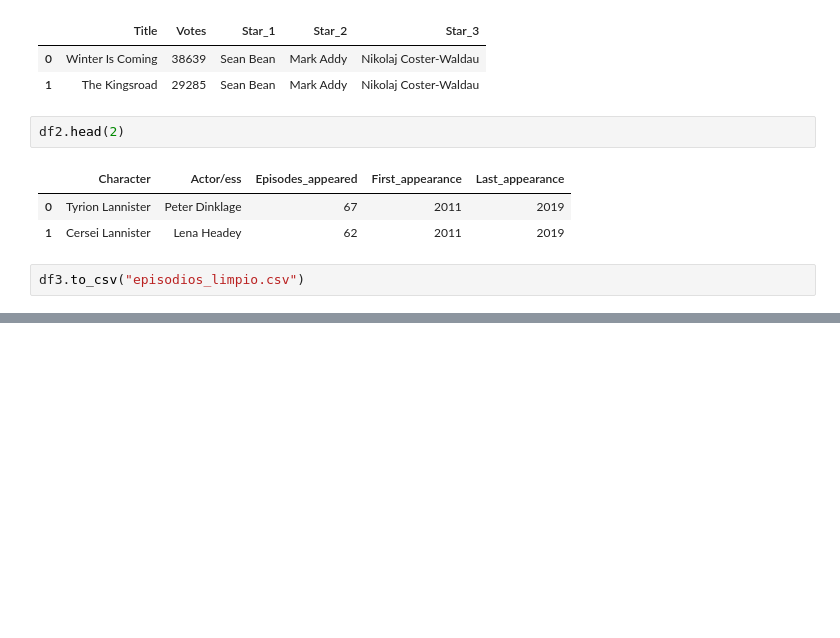
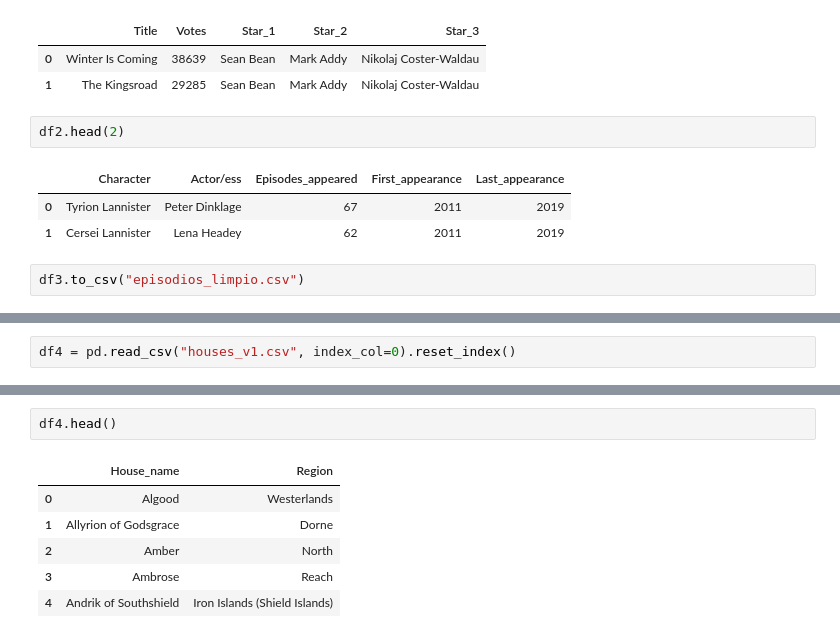
Before and after one commit to Adalab/DA-promoC-modulo3-sprint2-silvia-sandra, a Jupyter notebook: Juego de Tronos/juegotronos.ipynb, the cells around one changed output, grey strips where cells are left out. Saved outputs shown, nothing was run; the diff lists cells and outputs as text; blank space fills up the shorter version.

```diff
--- a/Juego de Tronos/juegotronos.ipynb
+++ b/Juego de Tronos/juegotronos.ipynb
@@ -218,0 +438,2 @@ df3.to_csv("episodios_limpio.csv")
+# %%
+df4 = pd.read_csv("houses_v1.csv", index_col=0).reset_index()
@@ -218,0 +499,9 @@ df3.to_csv("episodios_limpio.csv")
+# %%
+df4.head()
+# %% [output]
+|  | House_name | Region |
+| 0 | Algood | Westerlands |
+| 1 | Allyrion of Godsgrace | Dorne |
+| 2 | Amber | North |
+| 3 | Ambrose | Reach |
+| 4 | Andrik of Southshield | Iron Islands (Shield Islands) |
```
Also changed, not shown: parts of 10 cells of this notebook, 1 other file.
